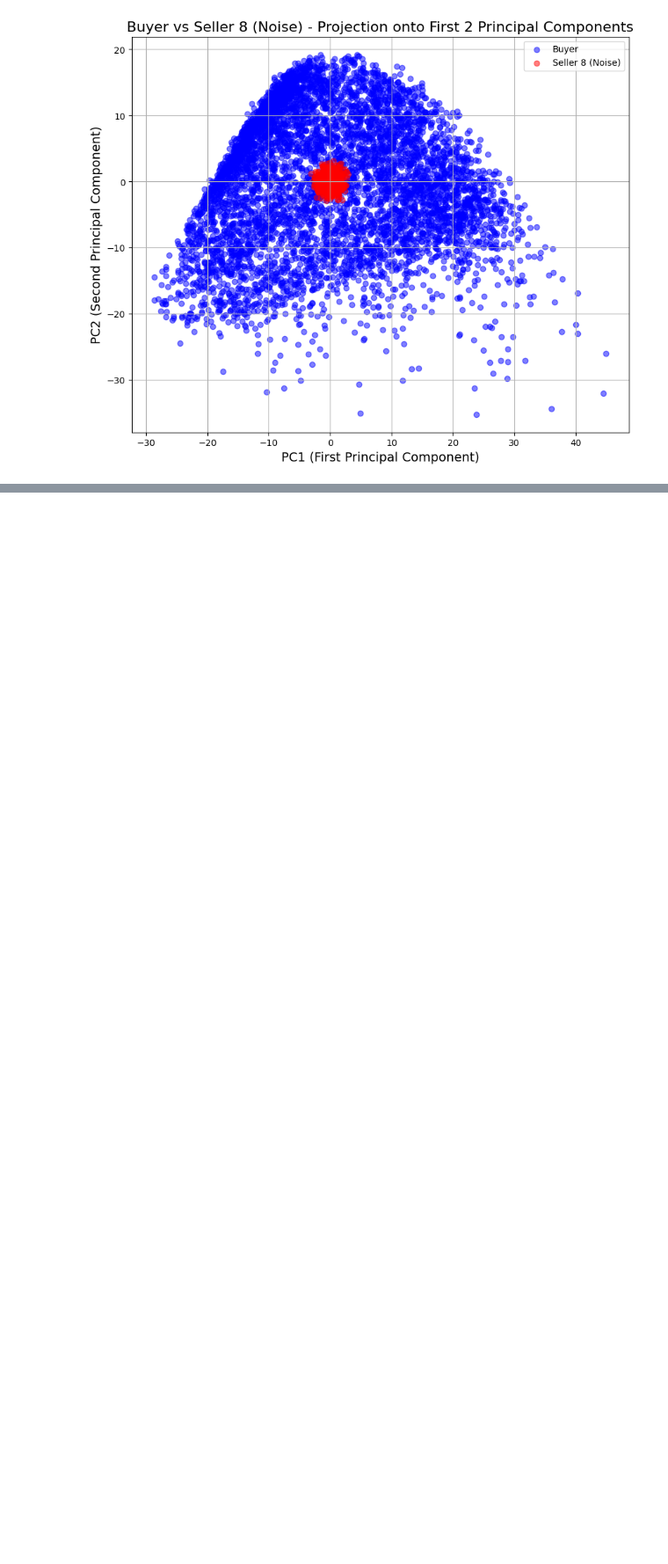
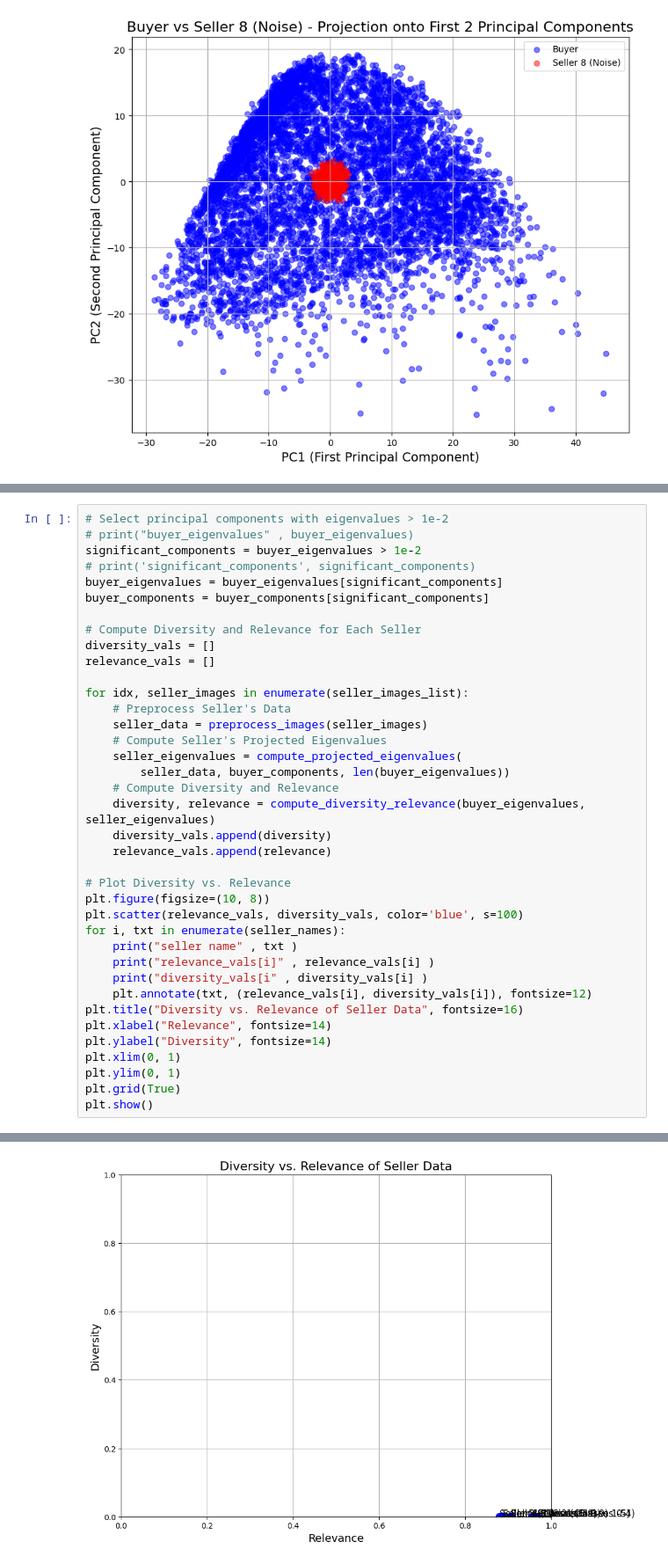
Before and after one commit to sadia-sigma-lab/task-agnostic-data-valuation, a Jupyter notebook: data_valuation.ipynb, the cells around one changed output, grey strips where cells are left out. Shown at 88% size. Drawn from its saved outputs; the diff is of its cells as text; blank space fills up the shorter version.

```diff
--- a/data_valuation.ipynb
+++ b/data_valuation.ipynb
@@ -256,0 +352,39 @@ for idx, seller_images in enumerate(seller_images_list):
+# %%
+# Select principal components with eigenvalues > 1e-2
+# print("buyer_eigenvalues" , buyer_eigenvalues)
+significant_components = buyer_eigenvalues > 1e-2
+# print('significant_components', significant_components)
+buyer_eigenvalues = buyer_eigenvalues[significant_components]
+buyer_components = buyer_components[significant_components]
+
+# Compute Diversity and Relevance for Each Seller
+diversity_vals = []
+relevance_vals = []
+
+for idx, seller_images in enumerate(seller_images_list):
+    # Preprocess Seller's Data
+    seller_data = preprocess_images(seller_images)
+    # Compute Seller's Projected Eigenvalues
+    seller_eigenvalues = compute_projected_eigenvalues(
+        seller_data, buyer_components, len(buyer_eigenvalues))
+    # Compute Diversity and Relevance
+    diversity, relevance = compute_diversity_relevance(buyer_eigenvalues, seller_eigenvalues)
+    diversity_vals.append(diversity)
+    relevance_vals.append(relevance)
+
+# Plot Diversity vs. Relevance
+plt.figure(figsize=(10, 8))
+plt.scatter(relevance_vals, diversity_vals, color='blue', s=100)
+for i, txt in enumerate(seller_names):
+    print("seller name" , txt )
+    print("relevance_vals[i]" , relevance_vals[i] )
+    print("diversity_vals[i" , diversity_vals[i] )
+    plt.annotate(txt, (relevance_vals[i], diversity_vals[i]), fontsize=12)
+plt.title("Diversity vs. Relevance of Seller Data", fontsize=16)
+plt.xlabel("Relevance", fontsize=14)
+plt.ylabel("Diversity", fontsize=14)
+plt.xlim(0, 1)
+plt.ylim(0, 1)
+plt.grid(True)
+plt.show()
+# %% [output]
@@ -256,0 +406 @@ for idx, seller_images in enumerate(seller_images_list):
+[figure, added]
```
Also changed, not shown: parts of 3 cells of this notebook.
